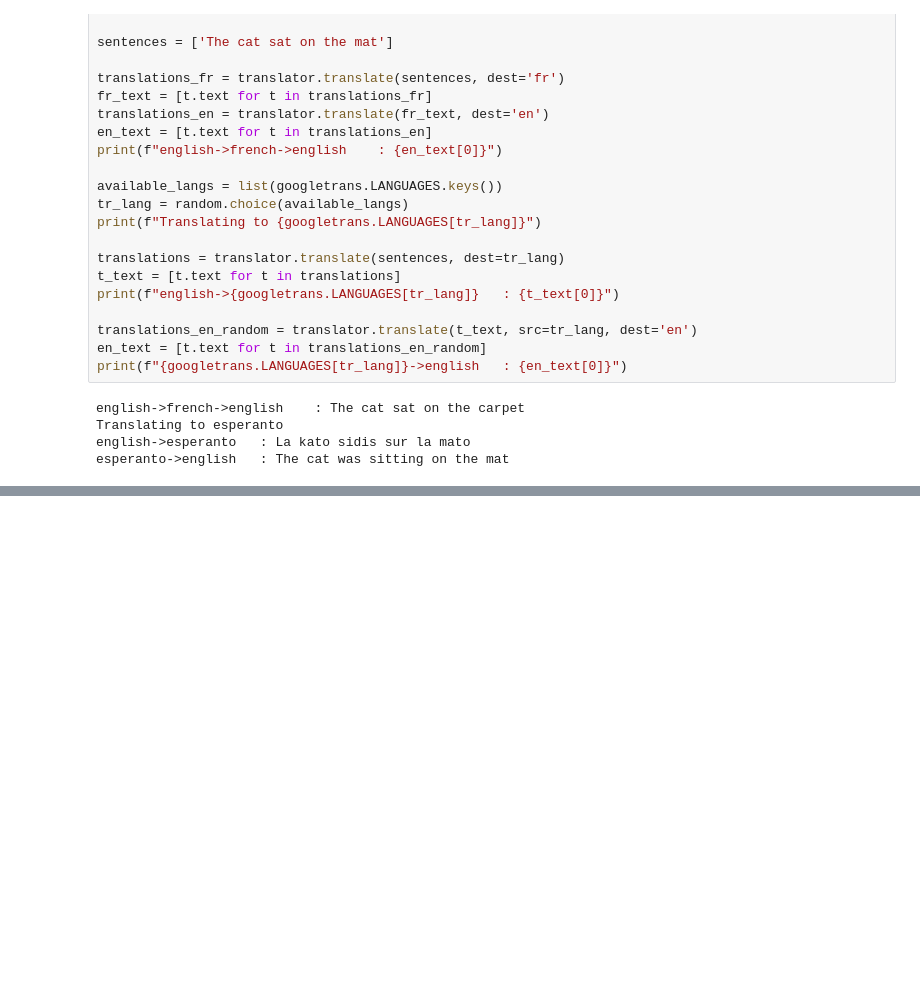
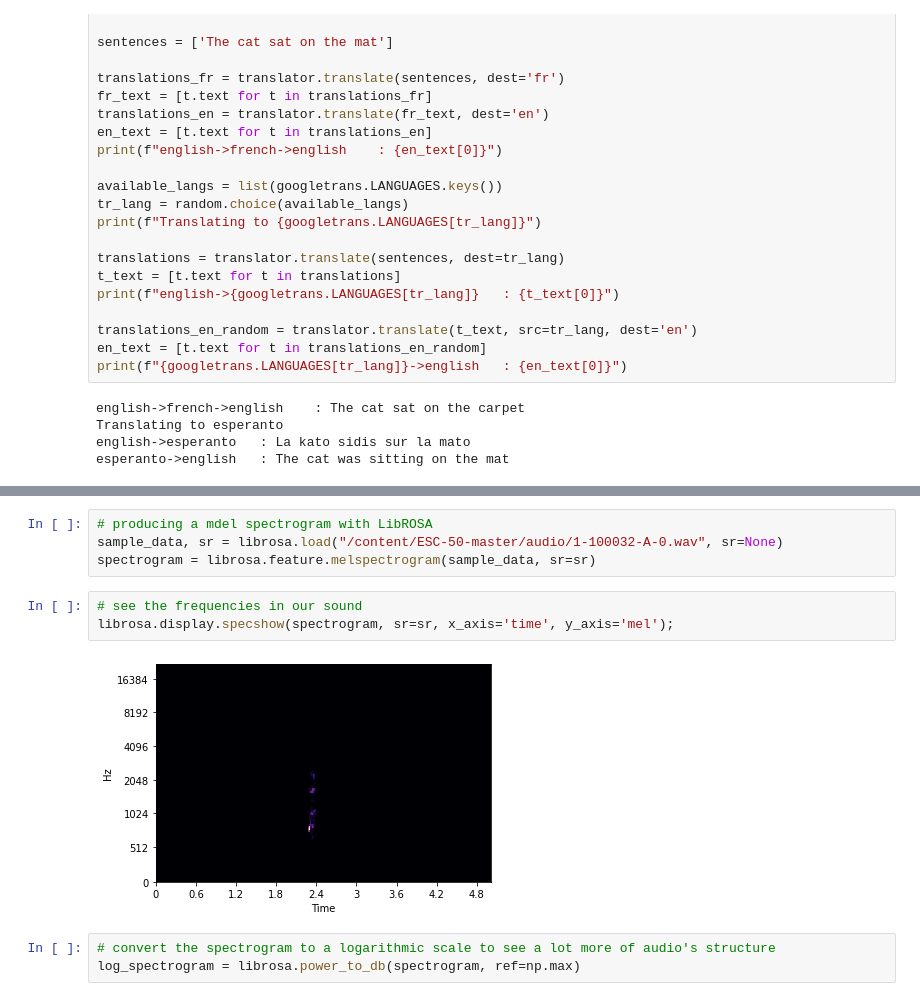
Before and after one commit to niklaust/Deep_Learning, a Jupyter notebook: PyTorch_for_Deep_Learning_notebook_of_nikluast.ipynb, the cells around one changed output, grey strips where cells are left out. Cells and saved outputs as stored; diff of their text form; blank space fills up the shorter version.

```diff
--- a/PyTorch_for_Deep_Learning_notebook_of_nikluast.ipynb
+++ b/PyTorch_for_Deep_Learning_notebook_of_nikluast.ipynb
@@ -1777,0 +2204,12 @@ esperanto->english   : The cat was sitting on the mat
+# %%
+# producing a mdel spectrogram with LibROSA
+sample_data, sr = librosa.load("/content/ESC-50-master/audio/1-100032-A-0.wav", sr=None)
+spectrogram = librosa.feature.melspectrogram(sample_data, sr=sr)
+# %%
+# see the frequencies in our sound
+librosa.display.specshow(spectrogram, sr=sr, x_axis='time', y_axis='mel');
+# %% [output]
+[figure, added]
+# %%
+# convert the spectrogram to a logarithmic scale to see a lot more of audio's structure
+log_spectrogram = librosa.power_to_db(spectrogram, ref=np.max)
```
Also changed, not shown: parts of 176 cells of this notebook.
